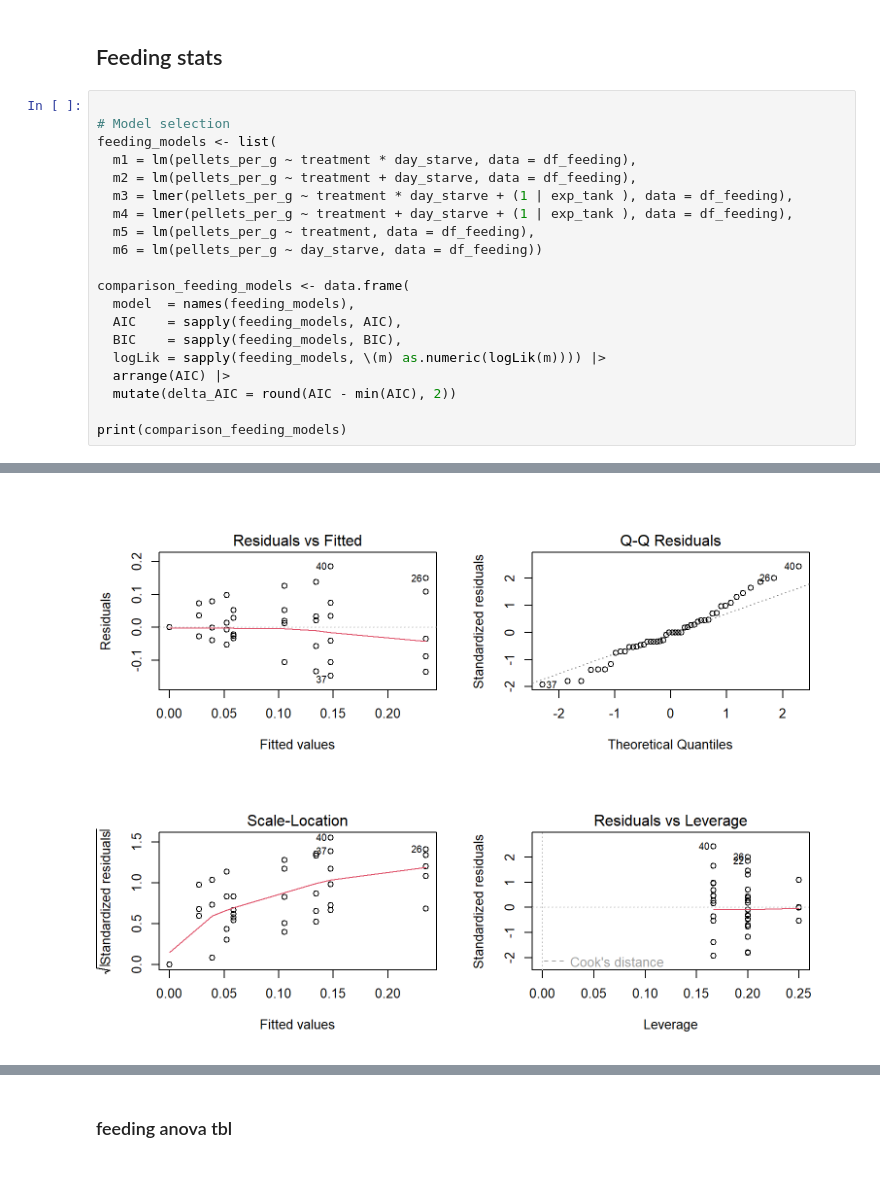
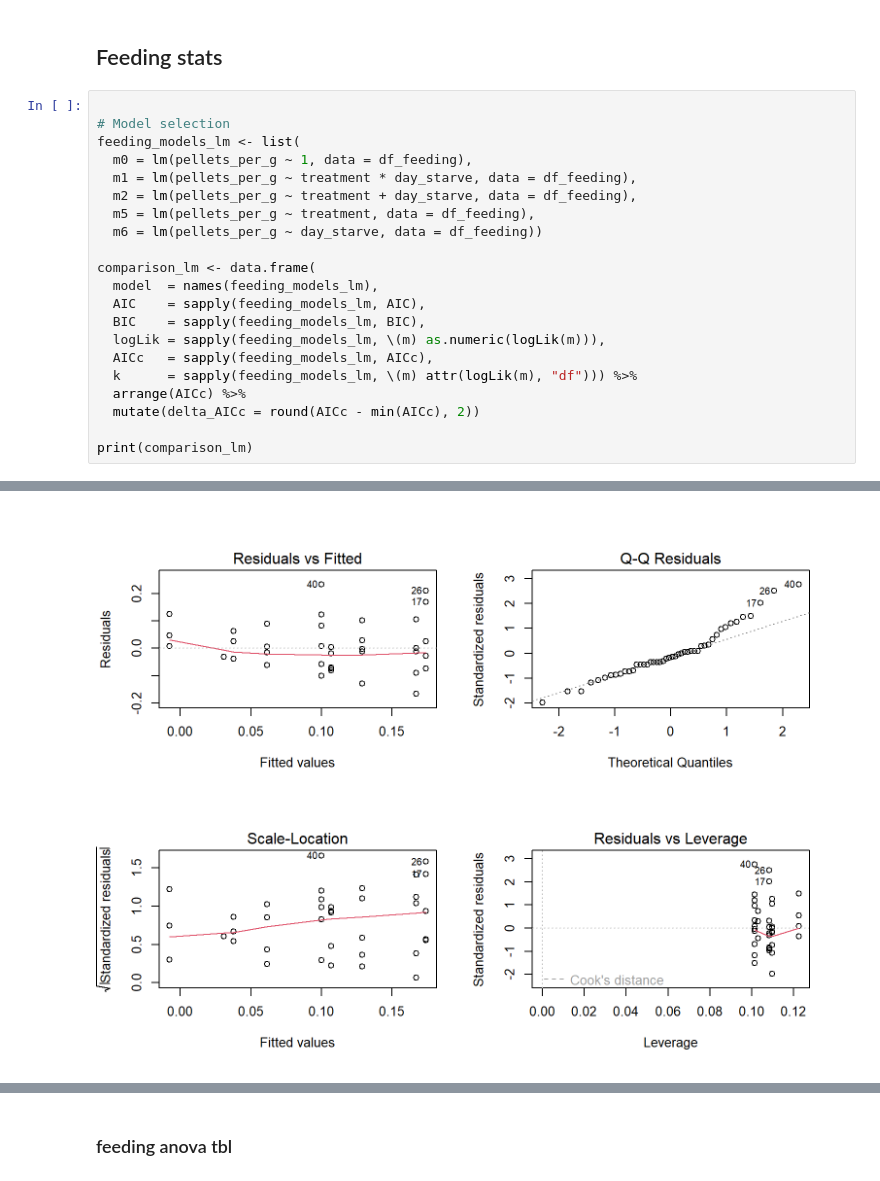
Before and after one commit to OlivierRaven/NCE_Koura_catfish, a Jupyter notebook: docs/analysis.out.ipynb, the cells around one changed output, grey strips where cells are left out. Drawn from its saved outputs; the diff is of its cells as text.

```diff
--- a/docs/analysis.out.ipynb
+++ b/docs/analysis.out.ipynb
@@ -687,21 +667,22 @@ feeding_plot
 # %%
 
 # Model selection
-feeding_models <- list(
+feeding_models_lm <- list(
+  m0 = lm(pellets_per_g ~ 1, data = df_feeding),
   m1 = lm(pellets_per_g ~ treatment * day_starve, data = df_feeding),
   m2 = lm(pellets_per_g ~ treatment + day_starve, data = df_feeding),
-  m3 = lmer(pellets_per_g ~ treatment * day_starve + (1 | exp_tank ), data = df_feeding),
-  m4 = lmer(pellets_per_g ~ treatment + day_starve + (1 | exp_tank ), data = df_feeding),
   m5 = lm(pellets_per_g ~ treatment, data = df_feeding),
   m6 = lm(pellets_per_g ~ day_starve, data = df_feeding))
 
-comparison_feeding_models <- data.frame(
-  model  = names(feeding_models),
-  AIC    = sapply(feeding_models, AIC),
-  BIC    = sapply(feeding_models, BIC),
-  logLik = sapply(feeding_models, \(m) as.numeric(logLik(m)))) |>
-  arrange(AIC) |>
-  mutate(delta_AIC = round(AIC - min(AIC), 2))
+comparison_lm <- data.frame(
+  model  = names(feeding_models_lm),
+  AIC    = sapply(feeding_models_lm, AIC),
+  BIC    = sapply(feeding_models_lm, BIC),
+  logLik = sapply(feeding_models_lm, \(m) as.numeric(logLik(m))),
+  AICc   = sapply(feeding_models_lm, AICc),
+  k      = sapply(feeding_models_lm, \(m) attr(logLik(m), "df"))) %>%
+  arrange(AICc) %>%
+  mutate(delta_AICc = round(AICc - min(AICc), 2))
 
-print(comparison_feeding_models)
+print(comparison_lm)
 # %% [output]
@@ -725 +706 @@ W = 0.97833, p-value = 0.5394
-[figure, old version]
+[figure, new version]
```
Also changed, not shown: parts of 11 cells of this notebook, 38 other files.
